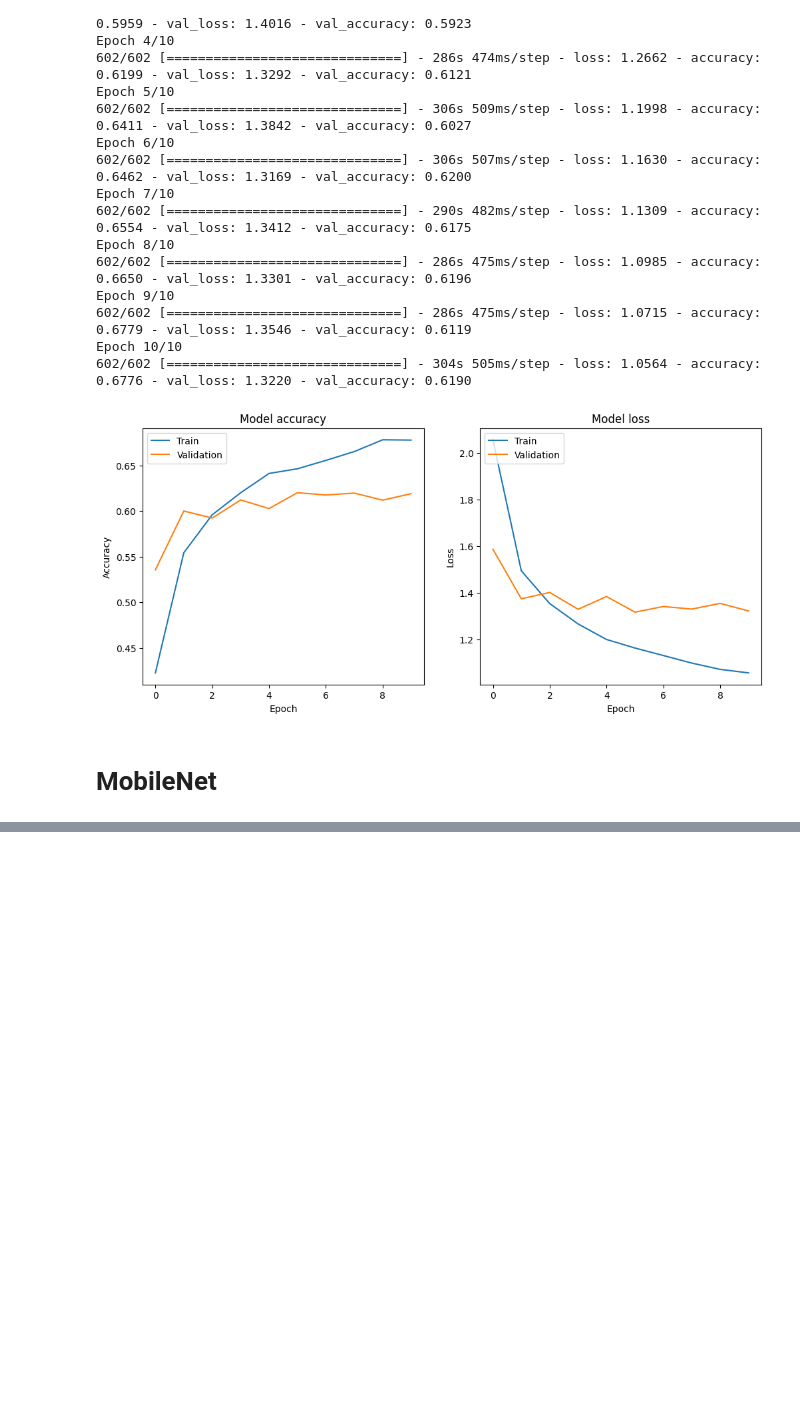
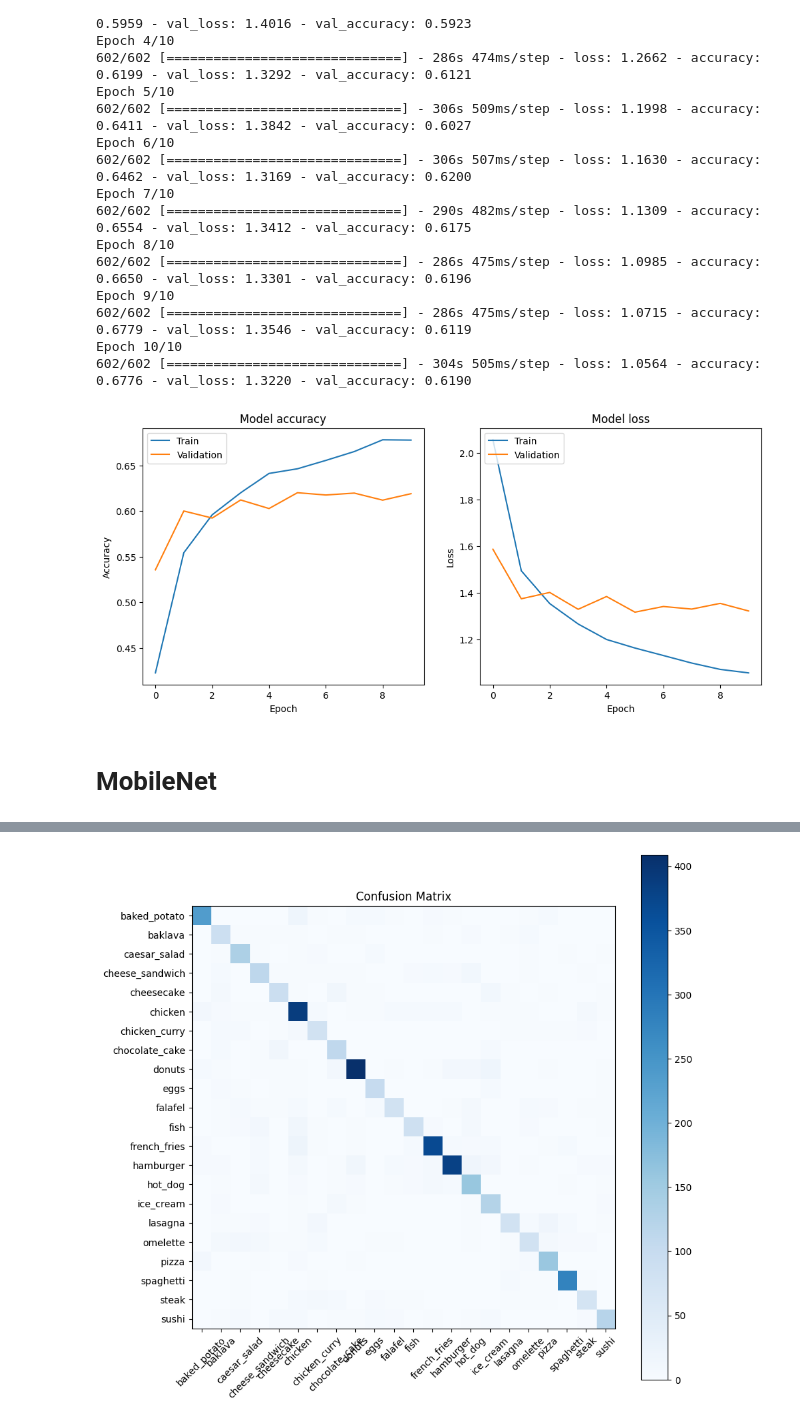
Before and after one commit to melodiw82/FoodClassification_DL, a Jupyter notebook: FoodClassification.ipynb, the cells around one changed output, grey strips where cells are left out. Drawn from its saved outputs; the diff is of its cells as text; code cells hidden in the pictures; blank space fills up the shorter version.

```diff
--- a/FoodClassification.ipynb
+++ b/FoodClassification.ipynb
@@ -484,0 +513,5 @@ plt.show()
+# %%
+predictions = model_mn.predict(val_images)
+predicted_classes = np.argmax(predictions, axis=1)
+
+predicted_classes
@@ -484,0 +521,18 @@ plt.show()
+# %%
+true_classes = val_images.classes
+# %%
+class_labels = list(val_images.class_indices.keys())
+# %%
+cm = confusion_matrix(true_classes, predicted_classes)
+
+plt.figure(figsize=(10, 10))
+plt.imshow(cm, interpolation='nearest', cmap=plt.cm.Blues)
+plt.title('Confusion Matrix')
+plt.colorbar()
+tick_marks = np.arange(len(class_labels))
+plt.xticks(tick_marks, class_labels, rotation=45)
+plt.yticks(tick_marks, class_labels)
+
+plt.show()
+# %% [output]
+[figure, added]
```
Also changed, not shown: parts of 32 cells of this notebook.
